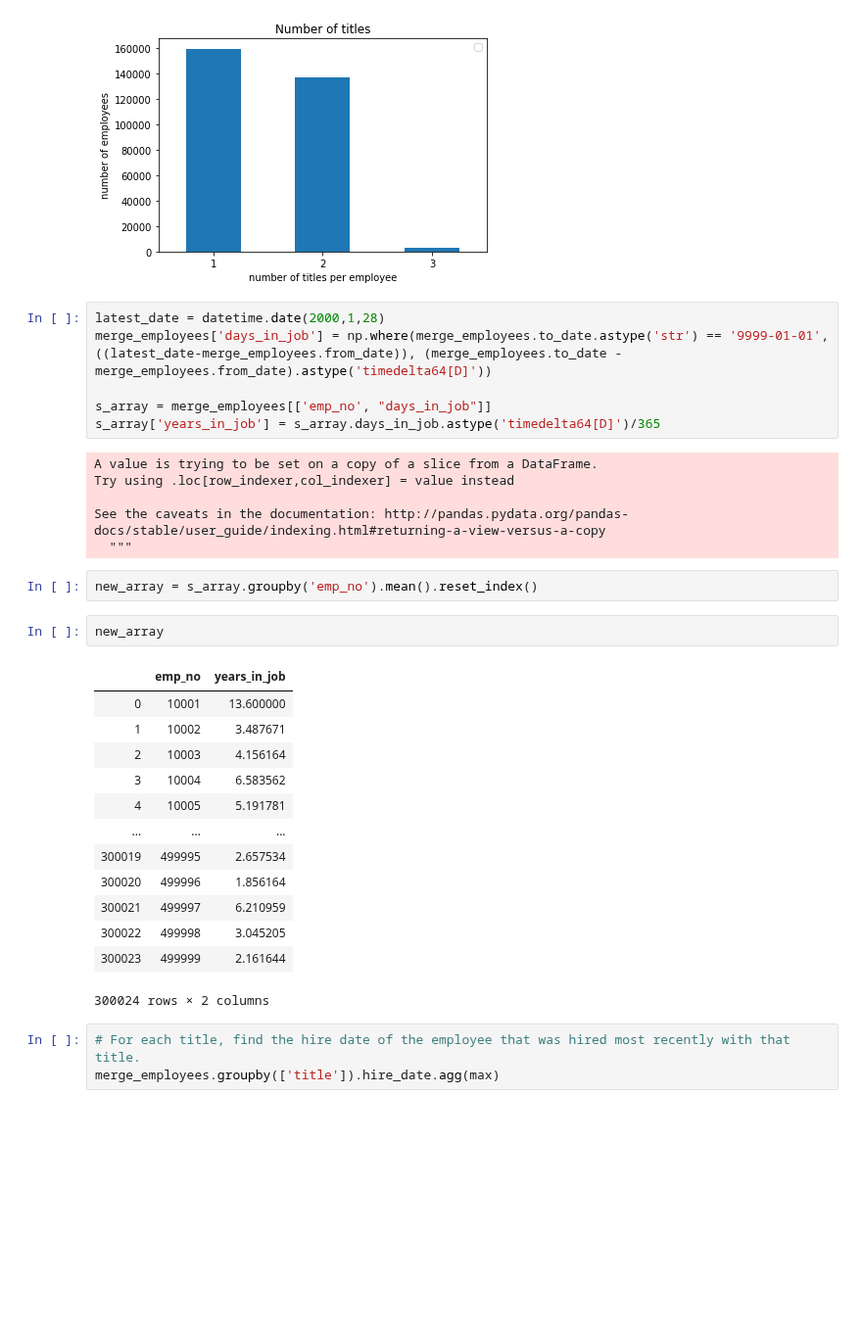
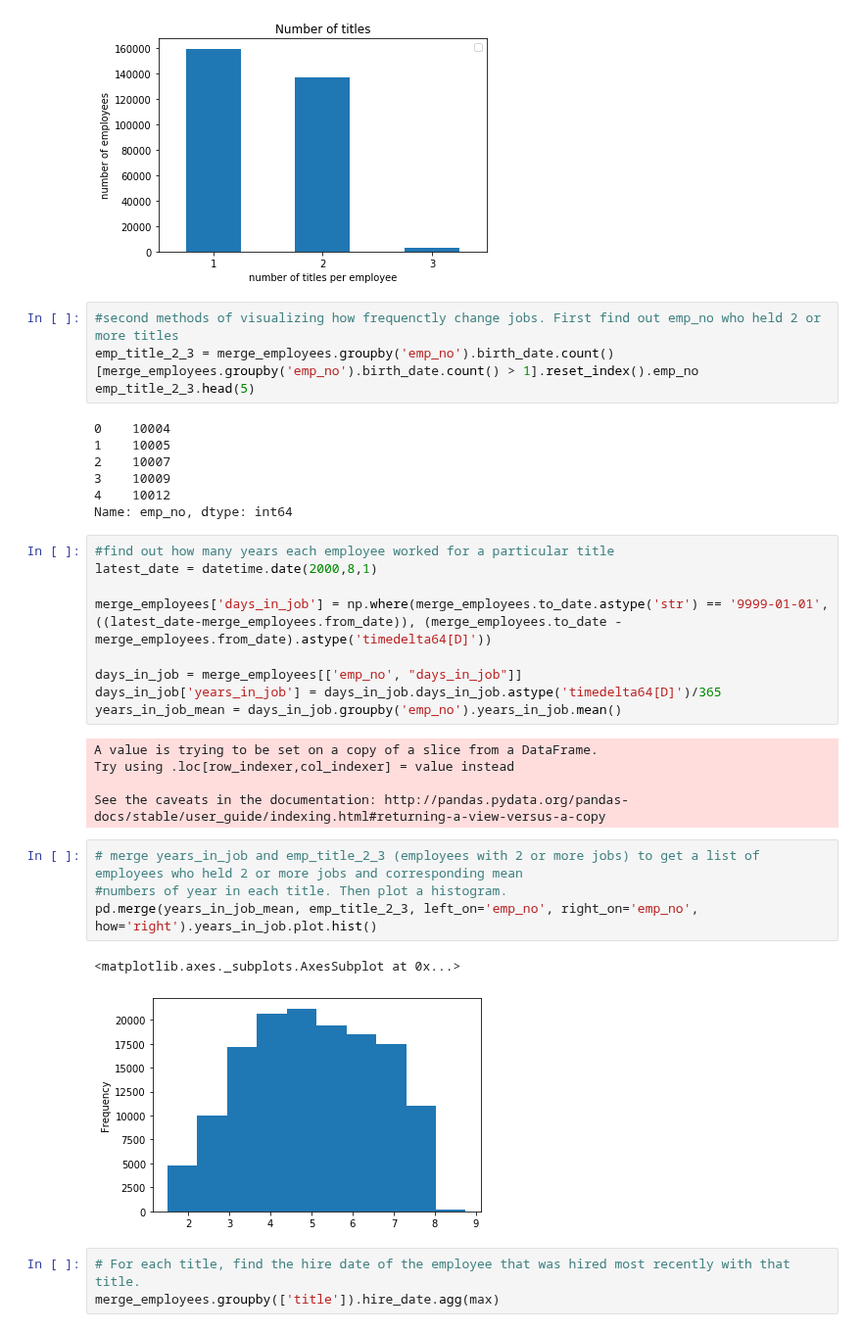
Before and after one commit to ravinder79/python-exercises, a Jupyter notebook: 4.8.4.4_advanced_dataframes.ipynb, the cells around one changed output. Shown at 98% size. Saved outputs shown, nothing was run; the diff lists cells and outputs as text; blank space fills up the shorter version.

```diff
--- a/4.8.4.4_advanced_dataframes.ipynb
+++ b/4.8.4.4_advanced_dataframes.ipynb
@@ -167,36 +173,38 @@ plt.legend('')
 # %% [output]
 <matplotlib.legend.Legend at 0x...>
 [figure]
+# %%
+#second methods of visualizing how frequenctly change jobs. First find out emp_no who held 2 or more titles
+emp_title_2_3 = merge_employees.groupby('emp_no').birth_date.count()[merge_employees.groupby('emp_no').birth_date.count() > 1].reset_index().emp_no
+emp_title_2_3.head(5)
+# %% [output]
+0    10004
+1    10005
+2    10007
+3    10009
+4    10012
+Name: emp_no, dtype: int64
 # %%
-latest_date = datetime.date(2000,1,28)
+#find out how many years each employee worked for a particular title
+latest_date = datetime.date(2000,8,1)
+
 merge_employees['days_in_job'] = np.where(merge_employees.to_date.astype('str') == '9999-01-01', ((latest_date-merge_employees.from_date)), (merge_employees.to_date - merge_employees.from_date).astype('timedelta64[D]'))
 
-s_array = merge_employees[['emp_no', "days_in_job"]]
-s_array['years_in_job'] = s_array.days_in_job.astype('timedelta64[D]')/365
+days_in_job = merge_employees[['emp_no', "days_in_job"]]
+days_in_job['years_in_job'] = days_in_job.days_in_job.astype('timedelta64[D]')/365
+years_in_job_mean = days_in_job.groupby('emp_no').years_in_job.mean()
 # %% [output]
 A value is trying to be set on a copy of a slice from a DataFrame.
 Try using .loc[row_indexer,col_indexer] = value instead
 
 See the caveats in the documentation: http://pandas.pydata.org/pandas-docs/stable/user_guide/indexing.html#returning-a-view-versus-a-copy
-  """
-# %%
-new_array = s_array.groupby('emp_no').mean().reset_index()
-# %%
-new_array
-# %% [output]
-|  | emp_no | years_in_job |
-| 0 | 10001 | 13.600000 |
-| 1 | 10002 | 3.487671 |
-| 2 | 10003 | 4.156164 |
-| 3 | 10004 | 6.583562 |
-| 4 | 10005 | 5.191781 |
-| ... | ... | ... |
-| 300019 | 499995 | 2.657534 |
-| 300020 | 499996 | 1.856164 |
-| 300021 | 499997 | 6.210959 |
-| 300022 | 499998 | 3.045205 |
-| 300023 | 499999 | 2.161644 |
-300024 rows × 2 columns
+# %%
+# merge years_in_job and emp_title_2_3 (employees with 2 or more jobs) to get a list of employees who held 2 or more jobs and corresponding mean
+#numbers of year in each title. Then plot a histogram.
+pd.merge(years_in_job_mean, emp_title_2_3, left_on='emp_no', right_on='emp_no', how='right').years_in_job.plot.hist()
+# %% [output]
+<matplotlib.axes._subplots.AxesSubplot at 0x...>
+[figure, added]
 # %%
 # For each title, find the hire date of the employee that was hired most recently with that title.
 merge_employees.groupby(['title']).hire_date.agg(max)
```
Also changed, not shown: parts of 6 cells of this notebook.
